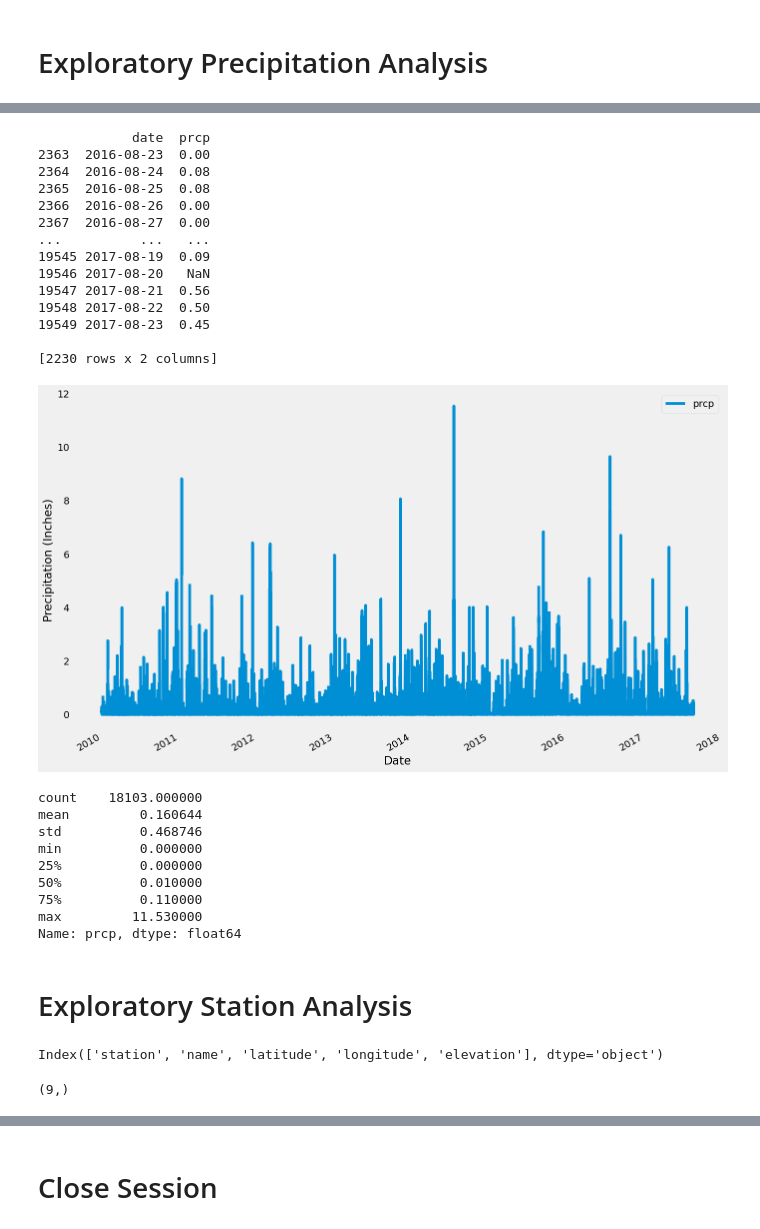
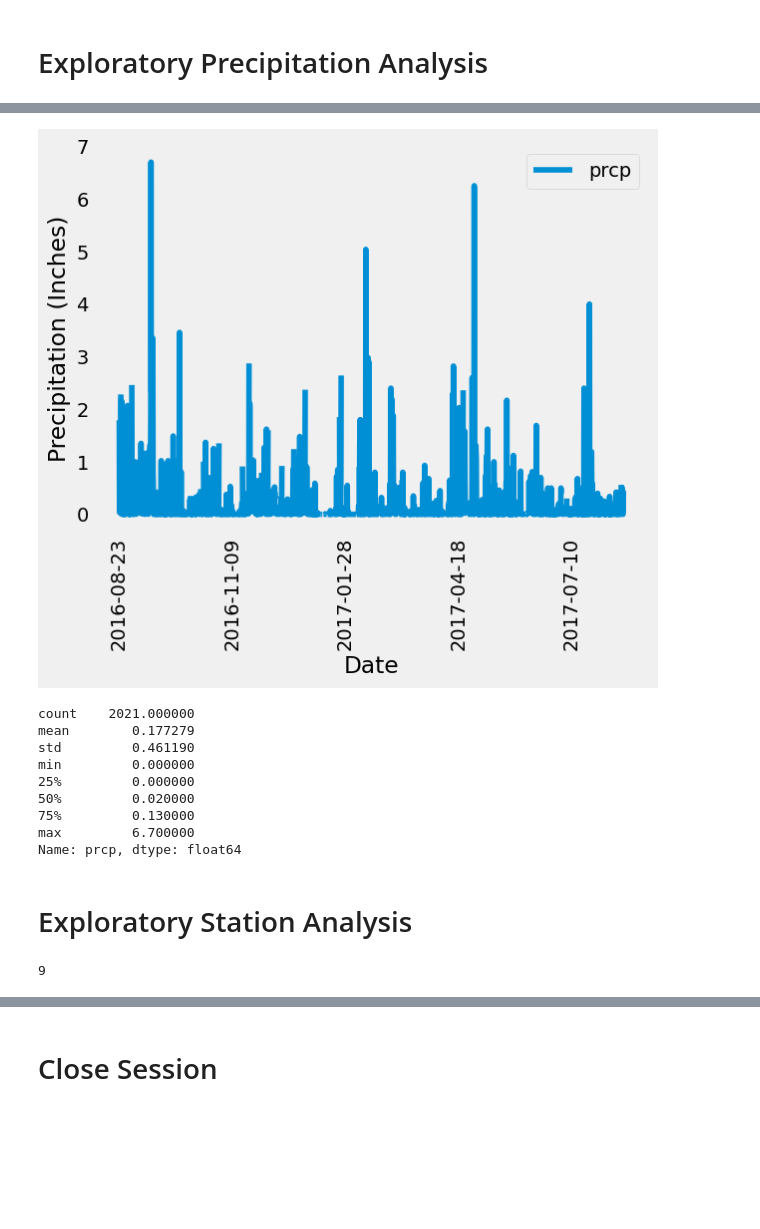
Before and after one commit to SoonerLisa/sqlalchemy-challenge, a Jupyter notebook: SurfsUp/climate_starter_LM2_Copy.ipynb, the cells around one changed output, grey strips where cells are left out. Saved outputs shown, nothing was run; the diff lists cells and outputs as text; code cells hidden in the pictures; blank space fills up the shorter version.

Commit message:
assignment revision

```diff
--- a/SurfsUp/climate_starter_LM2_Copy.ipynb
+++ b/SurfsUp/climate_starter_LM2_Copy.ipynb
@@ -37,3 +35,9 @@ measurement = pd.read_csv(r"C:\Users\soone\sqlalchemy-challenge\SurfsUp\Resource
+# %%
+# Save references to each table
+# Assign the measurement class to a variable called `Measurement` and
+# the station class to a variable called `Station`
+Measurement = Base.classes.measurement
+Station = Base.classes.station
 # %%
 # Create our session (link) from Python to the DB
 session = Session(engine)
@@ -74,71 +52,45 @@ Timestamp('2017-08-23 00:00:00')
-# %%
-from datetime import datetime
-most_recent_date = pd.to_datetime(most_recent_date)
-twelve_months_back = most_recent_date - pd.DateOffset(months=12)
-measurement['date'] = pd.to_datetime(measurement['date'])
-filtered_data = measurement[(measurement['date'] >= twelve_months_back) &
-                                               (measurement['date'] <= most_recent_date)]
-one_year_result = filtered_data[['date', 'prcp']]
-print(one_year_result)
-# %% [output]
-            date  prcp
-2363  2016-08-23  0.00
-2364  2016-08-24  0.08
-2365  2016-08-25  0.08
-2366  2016-08-26  0.00
-2367  2016-08-27  0.00
-...          ...   ...
-19545 2017-08-19  0.09
-19546 2017-08-20   NaN
-19547 2017-08-21  0.56
-19548 2017-08-22  0.50
-19549 2017-08-23  0.45
-
-[2230 rows x 2 columns]
+# %%
+# Perform a query to retrieve the data and precipitation scores
+prev_year = dt.date(2017, 8, 23) - dt.timedelta(days=365)
+results = session.query(Measurement.date, Measurement.prcp).filter(Measurement.date >= prev_year).all()
+
+# Save the query results as a Pandas DataFrame. Explicitly set the column names
+# Sort the dataframe by date
+twelve_prcp_df = pd.DataFrame(results, columns=['date', 'prcp'])
+twelve_prcp_df=twelve_prcp_df.sort_values("date")
 # %%
-# Set the 'Date' column as the index if it's not already
-twelve_prcp_df['Date'] = pd.to_datetime(twelve_prcp_df['date'])
-twelve_prcp_df.set_index('Date', inplace=True)
+# Plot the data
+twelve_prcp_df.plot(x='date', y='prcp', rot=90)
 
-# Plot the data
-twelve_prcp_df.plot(kind='line', figsize=(15,10))
-#I changed figsize from 10,5
 # Show the plot
 plt.xlabel('Date')
 plt.ylabel('Precipitation (Inches)')
 plt.grid()
 plt.show()
 # %% [output]
-[figure, old version]
+[figure, new version]
 # %%
 # Use Pandas to calculate the summary statistics for the precipitation data
 summary_statistics = twelve_prcp_df['prcp'].describe()
 summary_statistics
 # %% [output]
-count    18103.000000
-mean         0.160644
-std          0.468746
-min          0.000000
-25%          0.000000
-50%          0.010000
-75%          0.110000
-max         11.530000
+count    2021.000000
+mean        0.177279
+std         0.461190
+min         0.000000
+25%         0.000000
+50%         0.020000
+75%         0.130000
+max         6.700000
 Name: prcp, dtype: float64
 # %% [markdown]
 # Exploratory Station Analysis
-# %%
-station.columns
-# %% [output]
-Index(['station', 'name', 'latitude', 'longitude', 'elevation'], dtype='object')
 # %%
 # Design a query to calculate the total number of stations in the dataset
-with engine.connect() as conn:
-    query = text("SELECT COUNT(*) FROM station")
-    result = conn.execute(query)
-for row in result:
-    print(row)
+total_stations = session.query(func.count(distinct(Measurement.station))).scalar()
+print(total_stations)
 # %% [output]
-(9,)
+9
 # %%
 # Design a query to find the most active stations (i.e. which stations have the most rows?)
 # List the stations and their counts in descending order.
```
Also changed, not shown: parts of 13 cells of this notebook, 2 other files.
